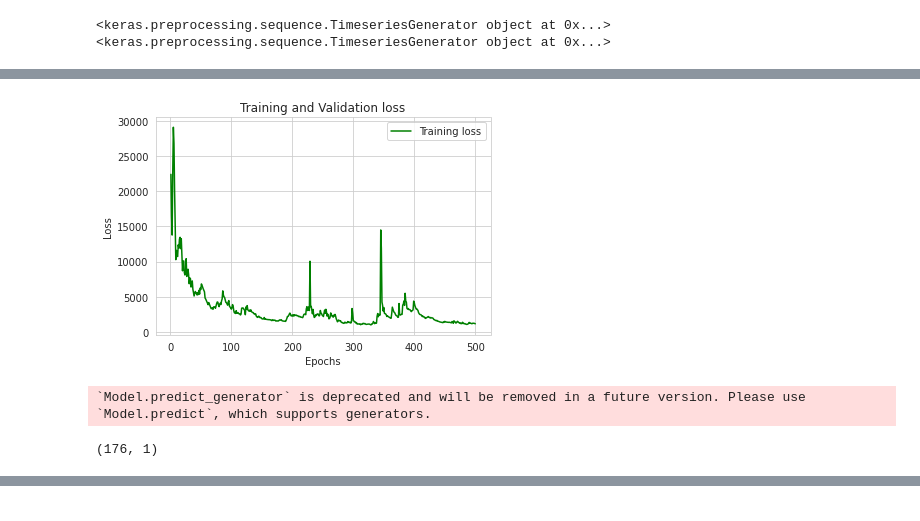
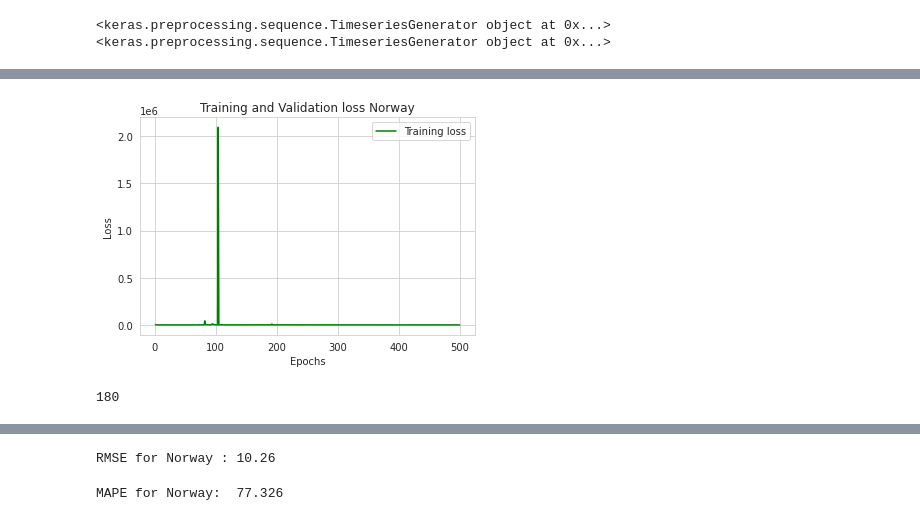
Before and after one commit to Viraj-Sonavane/Covid-19-Peak-Predictor, a Jupyter notebook: Colab Files/Covid_19_Peak_Predictor_using_LSTM.ipynb, the cells around one changed output, grey strips where cells are left out. Drawn from its saved outputs; the diff is of its cells as text; code cells hidden in the pictures.

Commit message:
ARIMA and LSTM Predictors

```diff
--- a/Colab Files/Covid_19_Peak_Predictor_using_LSTM.ipynb
+++ b/Colab Files/Covid_19_Peak_Predictor_using_LSTM.ipynb
@@ -259,12 +301,13 @@ array(['Afghanistan', 'Africa', 'Albania', 'Algeria', 'Andorra', 'Angola',
 # LSTM Forecast
 # %%
 # Checking for stationary values
+country = 'Norway'
 ndata = cdata
 ndata.head(2)
 ndata['Date'] = pd.to_datetime(ndata['date'])
 df2 = ndata.copy()
 df2.set_index('Date', inplace= True)
-tdata = df2[df2['location'].isin(['Italy'])]
+tdata = df2[df2['location'].isin([country])]
 tdata.head(2)
 tdata.dropna(inplace= True)
 ndata2 = tdata[['new_cases_per_million']]
@@ -292,6 +335,23 @@ ndata2.tail(2)
+# %%
+values = ndata2.values
+values = values.reshape((len(values),1))
+
+scaler = MinMaxScaler(feature_range=(0,1))
+scaler = scaler.fit(values)
+#print('Min: %f, Max: %f' % (scaler.data_min_, scaler.data_max_))
+
+#scaler = StandardScaler()
+#scaler = scaler.fit(values)
+#print('Mean: %f, StandardDeviation: %f' % (scaler.mean_, sqrt(scaler.var_)))
+
+normalized = scaler.transform(values)
+#print(normalized)
+
+X = scaler.inverse_transform(normalized)
+#print(X)
 # %%
-X = ndata2.values
-X = X.reshape((-1,1))
+#X = ndata2.values
+#X = X.reshape((-1,1))
 # %%
 split_percent = 0.7
 split = int(split_percent*len(X))
@@ -357,20 +425,19 @@ Epoch 500/500
 # %%
 loss_train = history.history['loss']
 epochs = range(1,num_epochs+1)
 plt.plot(epochs, loss_train, 'g', label='Training loss')
-plt.title('Training and Validation loss')
+plt.title('Training and Validation loss '+ country)
 plt.xlabel('Epochs')
 plt.ylabel('Loss')
 plt.legend()
 plt.show()
 # %% [output]
-[figure, old version]
+[figure, new version]
 # %%
-prediction = lstm_model.predict_generator(test_gen)
-print(prediction.shape)
+prediction = lstm_model.predict(test_gen)
+print(prediction.shape[0])
 # %% [output]
-`Model.predict_generator` is deprecated and will be removed in a future version. Please use `Model.predict`, which supports generators.
+180
-(176, 1)
 # %%
 # plot data
 # reshape to plot
@@ -407,6 +489,19 @@ fig = go.Figure(data=[trace1, trace2, trace3], layout=layout)
 fig.show()
 # %% [output]
 [interactive output not drawn]
+# %%
+# calculate RMSE
+X_test = X_test[:prediction.shape[0]]
+
+lstm_rmse = sqrt(mean_squared_error(X_test, prediction, squared= False))
+print('RMSE for '+ country +' : {:,.2f} '.format(lstm_rmse))
+# %% [output]
+RMSE for Norway : 10.26
+# %%
+lstm_mape = round(np.mean(np.abs((X_test - prediction)/X_test))*100, 3)
+print('MAPE for ' +country+ ': ', lstm_mape)
+# %% [output]
+MAPE for Norway:  77.326
 # %%
 # functions to forecast model
 X = X.reshape((-1))
```
Also changed, not shown: parts of 18 cells of this notebook, 2 other files.
